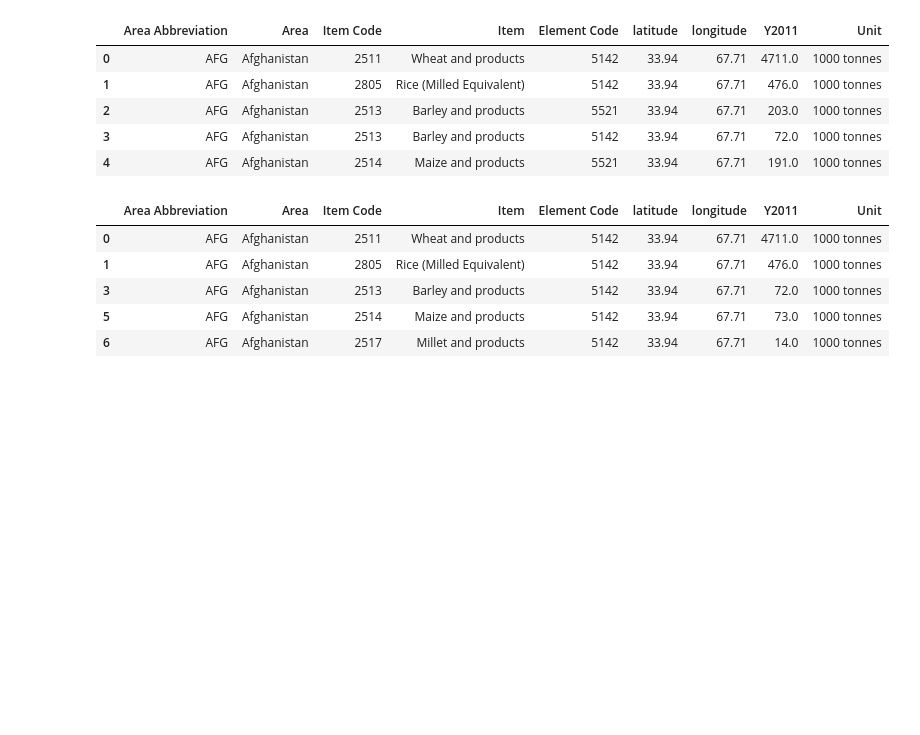
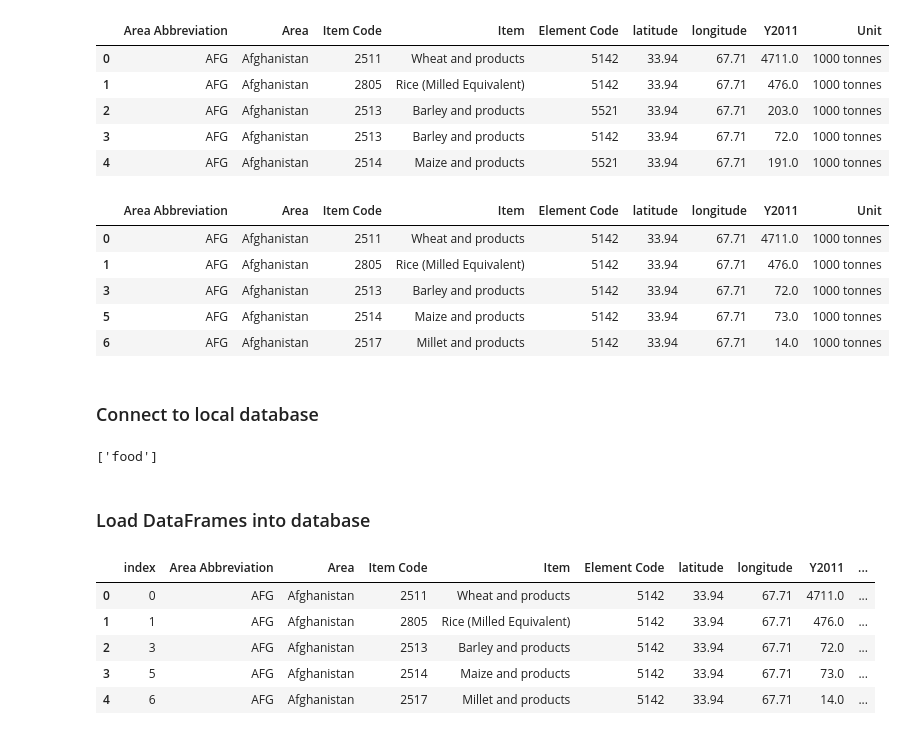
Before and after one commit to s770/food_production_vs_climate, a Jupyter notebook: ETL Project - Global Climate vs. Food Production.ipynb, the cells around one changed output. Cells and saved outputs as stored; diff of their text form; code cells hidden in the pictures; blank space fills up the shorter version.

```diff
--- a/ETL Project - Global Climate vs. Food Production.ipynb
+++ b/ETL Project - Global Climate vs. Food Production.ipynb
@@ -108,3 +111,15 @@ food_2011.head()
 | 3 | AFG | Afghanistan | 2513 | Barley and products | 5142 | 33.94 | 67.71 | 72.0 | 1000 tonnes |
 | 5 | AFG | Afghanistan | 2514 | Maize and products | 5142 | 33.94 | 67.71 | 73.0 | 1000 tonnes |
 | 6 | AFG | Afghanistan | 2517 | Millet and products | 5142 | 33.94 | 67.71 | 14.0 | 1000 tonnes |
+# %% [markdown]
+### Connect to local database
+# %%
+connection_string = "root:toor@localhost/foodprod_db"
+engine = create_engine(f'mysql://{connection_string}')
+# %%
+# Confirm tables
+engine.table_names()
+# %% [output]
+['food']
+# %% [markdown]
+### Load DataFrames into database
@@ -110,0 +128,9 @@ food_2011.head()
+# %%
+pd.read_sql_query('select * from area_abb', con=engine).head()
+# %% [output]
+|  | index | Area Abbreviation | Area | Item Code | Item | Element Code | latitude | longitude | Y2011 | ... |
+| 0 | 0 | AFG | Afghanistan | 2511 | Wheat and products | 5142 | 33.94 | 67.71 | 4711.0 | ... |
+| 1 | 1 | AFG | Afghanistan | 2805 | Rice (Milled Equivalent) | 5142 | 33.94 | 67.71 | 476.0 | ... |
+| 2 | 3 | AFG | Afghanistan | 2513 | Barley and products | 5142 | 33.94 | 67.71 | 72.0 | ... |
+| 3 | 5 | AFG | Afghanistan | 2514 | Maize and products | 5142 | 33.94 | 67.71 | 73.0 | ... |
+| 4 | 6 | AFG | Afghanistan | 2517 | Millet and products | 5142 | 33.94 | 67.71 | 14.0 | ... |
```
Also changed, not shown: parts of 4 cells of this notebook.
